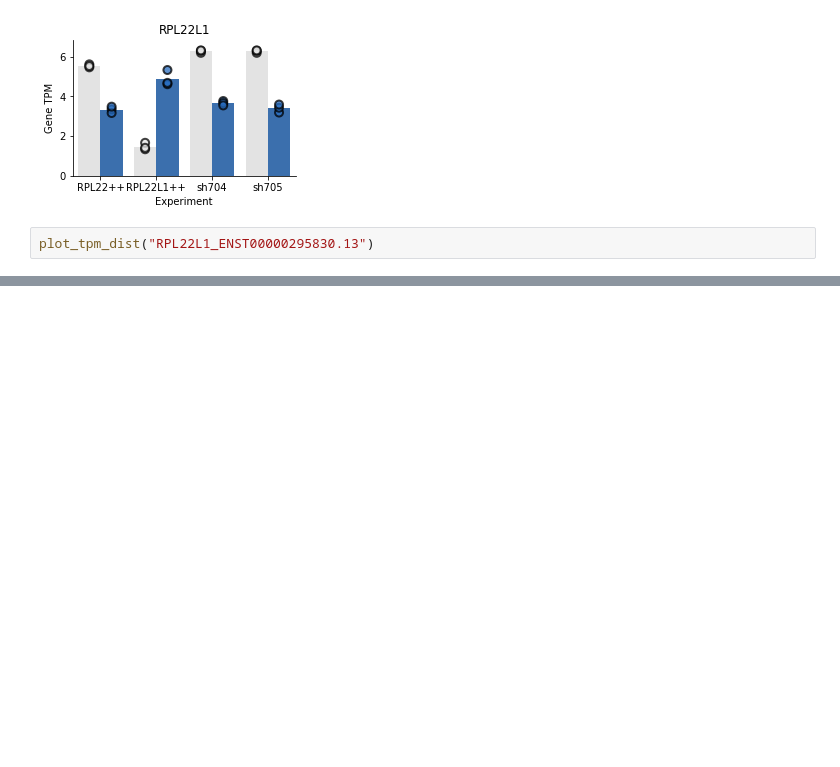
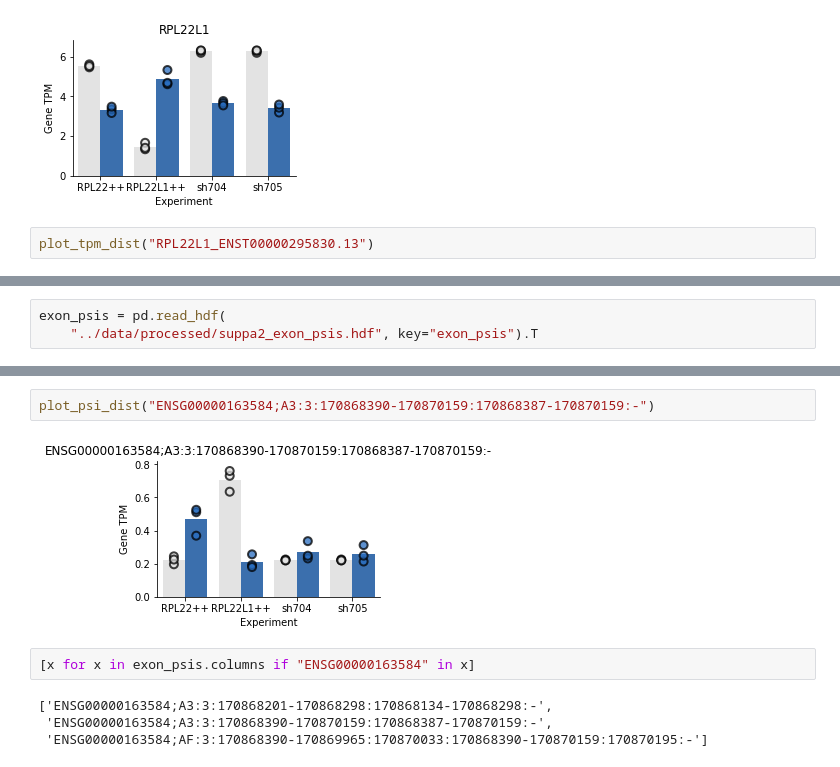
Before and after one commit to kevinhu/mdm4-splicing, a Jupyter notebook: notebooks/fig3_rnaseq.ipynb, the cells around one changed output, grey strips where cells are left out. Saved outputs shown, nothing was run; the diff lists cells and outputs as text; blank space fills up the shorter version.

Commit message:
PSI bar graphs

```diff
--- a/notebooks/fig3_rnaseq.ipynb
+++ b/notebooks/fig3_rnaseq.ipynb
@@ -118,0 +123,3 @@ plot_tpm_dist("RPL22L1_ENST00000295830.13")
+# %%
+exon_psis = pd.read_hdf(
+    "../data/processed/suppa2_exon_psis.hdf", key="exon_psis").T
@@ -118,0 +172,10 @@ plot_tpm_dist("RPL22L1_ENST00000295830.13")
+# %%
+plot_psi_dist("ENSG00000163584;A3:3:170868390-170870159:170868387-170870159:-")
+# %% [output]
+[figure, added]
+# %%
+[x for x in exon_psis.columns if "ENSG00000163584" in x]
+# %% [output]
+['ENSG00000163584;A3:3:170868201-170868298:170868134-170868298:-',
+ 'ENSG00000163584;A3:3:170868390-170870159:170868387-170870159:-',
+ 'ENSG00000163584;AF:3:170868390-170869965:170870033:170868390-170870159:170870195:-']
```
Also changed, not shown: parts of 3 cells of this notebook, 2 other files.
